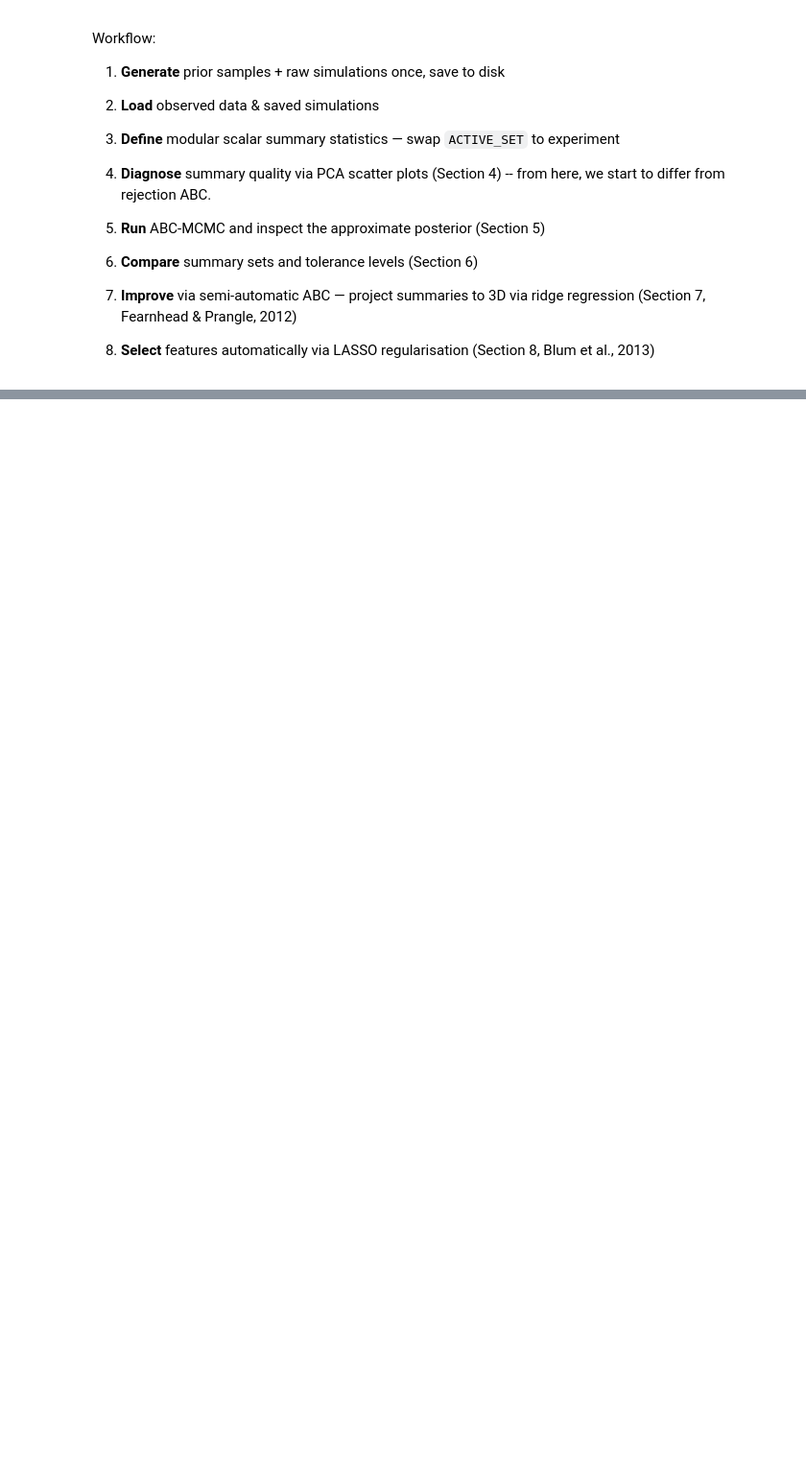
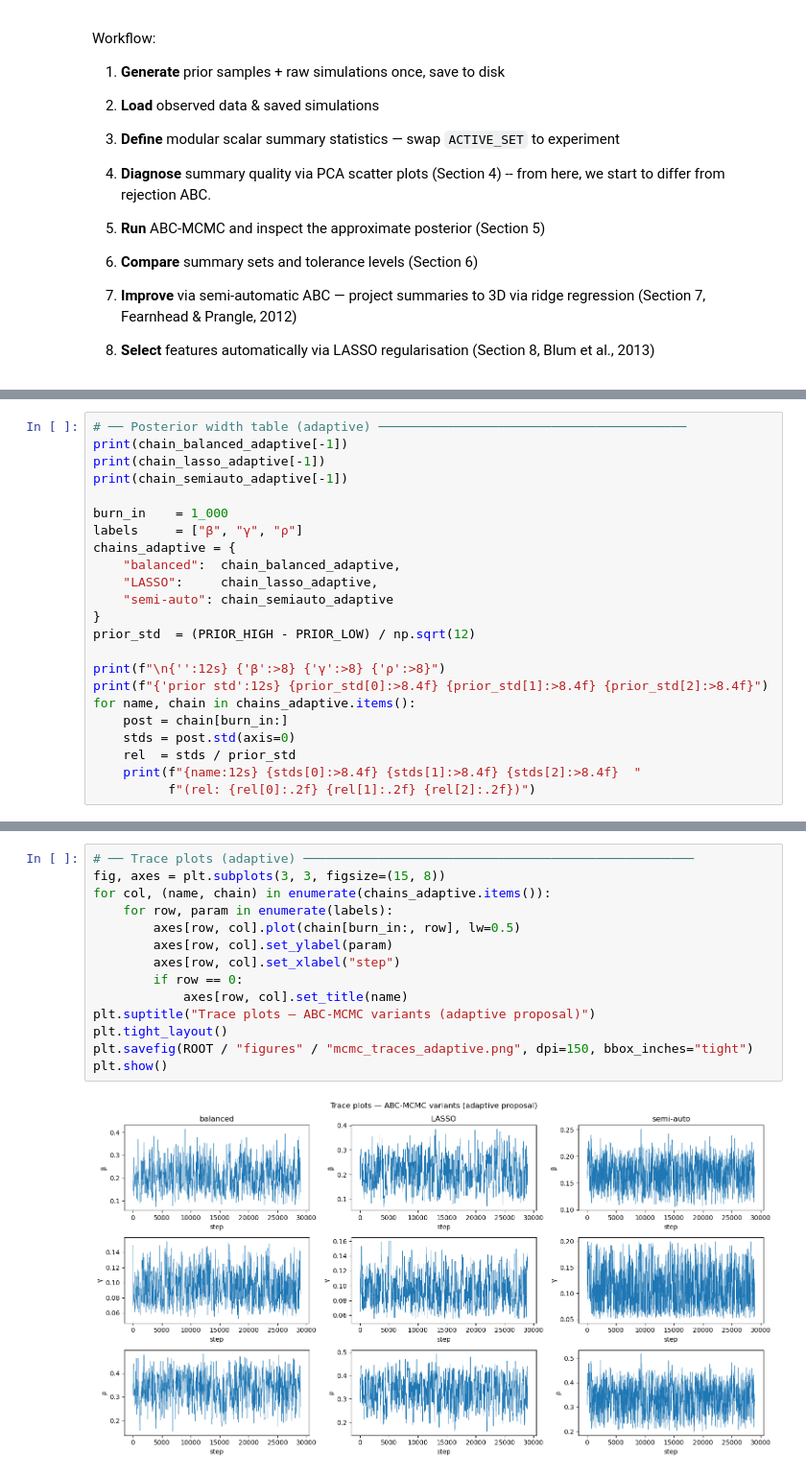
Before and after one commit to Florian-Dreyer/SimulationProject, a Jupyter notebook: notebooks/abc_mcmc.ipynb, the cells around one changed output, grey strips where cells are left out. Shown at 96% size. Drawn from its saved outputs; the diff is of its cells as text; blank space fills up the shorter version.

```diff
--- a/notebooks/abc_mcmc.ipynb
+++ b/notebooks/abc_mcmc.ipynb
@@ -454,0 +438,23 @@ plt.show()
+# %%
+# ── Posterior width table (adaptive) ─────────────────────────────────────────
+print(chain_balanced_adaptive[-1])
+print(chain_lasso_adaptive[-1])
+print(chain_semiauto_adaptive[-1])
+
+burn_in    = 1_000
+labels     = ["β", "γ", "ρ"]
+chains_adaptive = {
+    "balanced":  chain_balanced_adaptive,
+    "LASSO":     chain_lasso_adaptive,
+    "semi-auto": chain_semiauto_adaptive
+}
+prior_std  = (PRIOR_HIGH - PRIOR_LOW) / np.sqrt(12)
+
+print(f"\n{'':12s} {'β':>8} {'γ':>8} {'ρ':>8}")
+print(f"{'prior std':12s} {prior_std[0]:>8.4f} {prior_std[1]:>8.4f} {prior_std[2]:>8.4f}")
+for name, chain in chains_adaptive.items():
+    post = chain[burn_in:]
+    stds = post.std(axis=0)
+    rel  = stds / prior_std
+    print(f"{name:12s} {stds[0]:>8.4f} {stds[1]:>8.4f} {stds[2]:>8.4f}  "
+          f"(rel: {rel[0]:.2f} {rel[1]:.2f} {rel[2]:.2f})")
@@ -454,0 +471,16 @@ plt.show()
+# %%
+# ── Trace plots (adaptive) ────────────────────────────────────────────────────
+fig, axes = plt.subplots(3, 3, figsize=(15, 8))
+for col, (name, chain) in enumerate(chains_adaptive.items()):
+    for row, param in enumerate(labels):
+        axes[row, col].plot(chain[burn_in:, row], lw=0.5)
+        axes[row, col].set_ylabel(param)
+        axes[row, col].set_xlabel("step")
+        if row == 0:
+            axes[row, col].set_title(name)
+plt.suptitle("Trace plots — ABC-MCMC variants (adaptive proposal)")
+plt.tight_layout()
+plt.savefig(ROOT / "figures" / "mcmc_traces_adaptive.png", dpi=150, bbox_inches="tight")
+plt.show()
+# %% [output]
+[figure, added]
```
Also changed, not shown: parts of 30 cells of this notebook, 34 other files.
